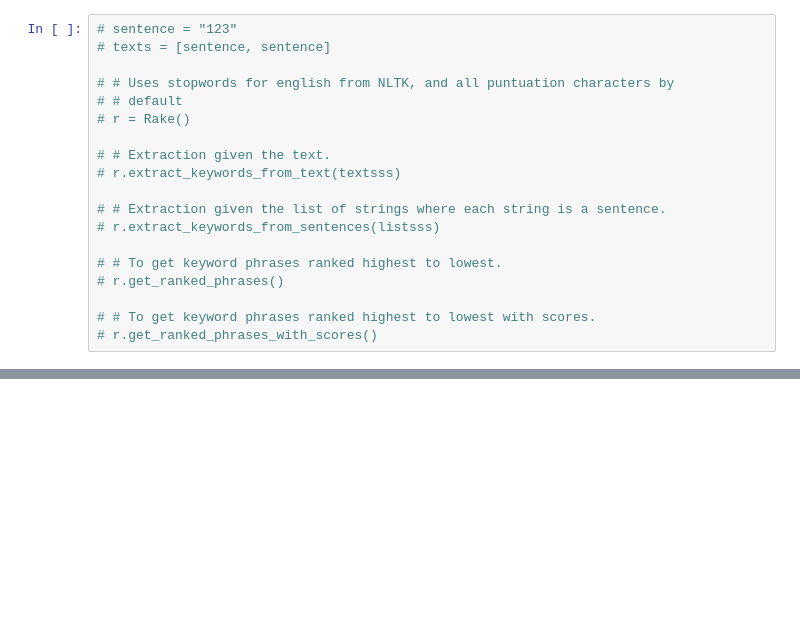
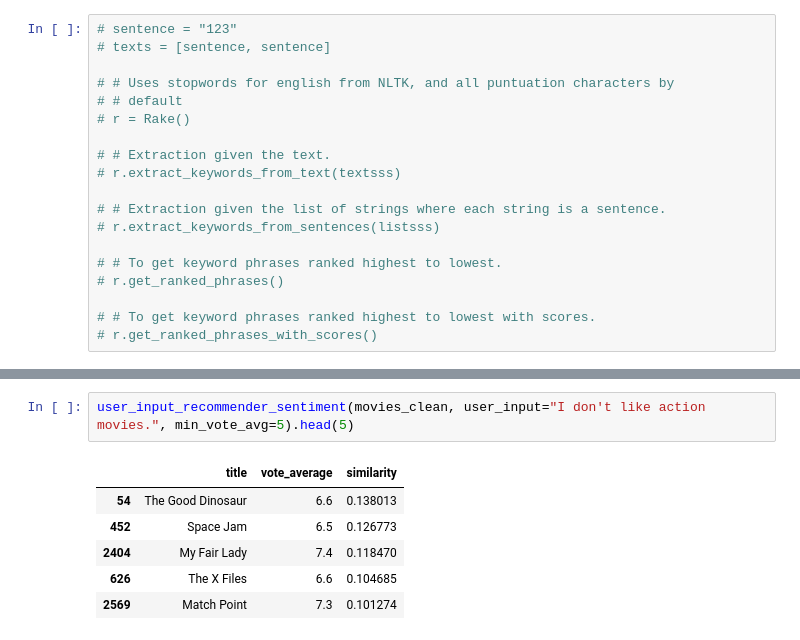
Before and after one commit to doruktopcu/MoviesRecommenderSystemProject, a Jupyter notebook: movie-recommender.ipynb, the cells around one changed output, grey strips where cells are left out. Saved outputs shown, nothing was run; the diff lists cells and outputs as text; blank space fills up the shorter version.

```diff
--- a/movie-recommender.ipynb
+++ b/movie-recommender.ipynb
@@ -666,0 +853,9 @@ general_recommender(movies_clean, min_vote_avg=5)
+# %%
+user_input_recommender_sentiment(movies_clean, user_input="I don't like action movies.", min_vote_avg=5).head(5)
+# %% [output]
+|  | title | vote_average | similarity |
+| 54 | The Good Dinosaur | 6.6 | 0.138013 |
+| 452 | Space Jam | 6.5 | 0.126773 |
+| 2404 | My Fair Lady | 7.4 | 0.118470 |
+| 626 | The X Files | 6.6 | 0.104685 |
+| 2569 | Match Point | 7.3 | 0.101274 |
```
Also changed, not shown: parts of 19 cells of this notebook.
